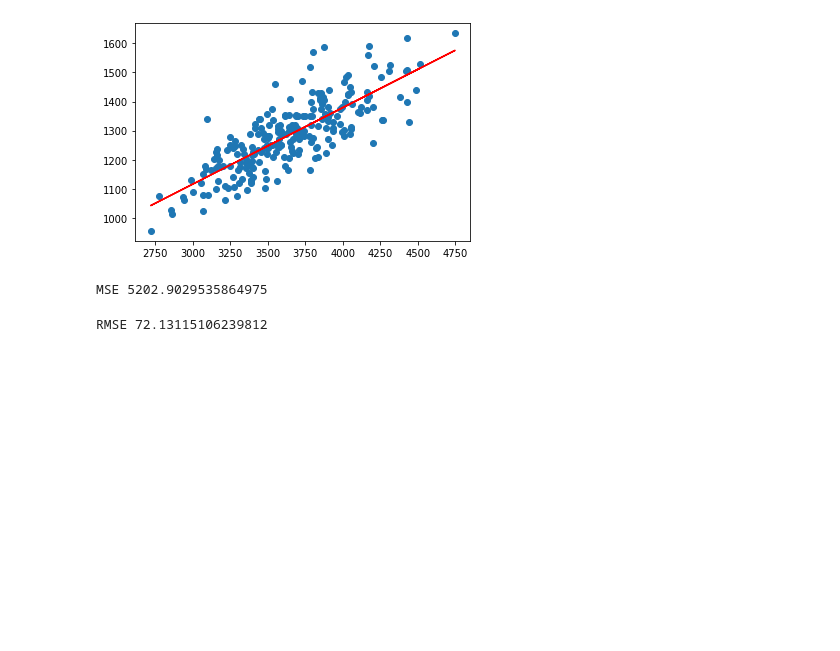
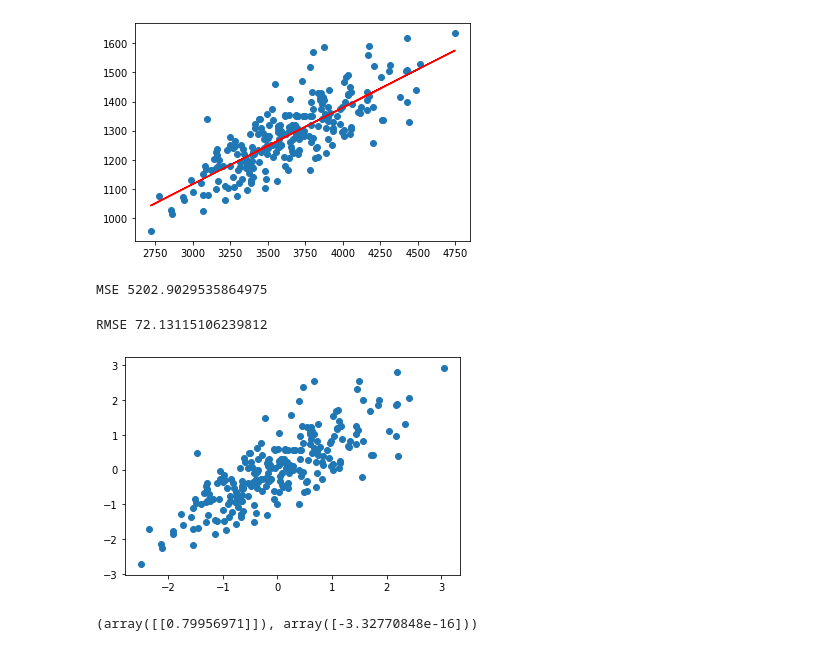
Before and after one commit to brainmentorspvtltd/OnlineFDP_IIITM_MachineLearning, a Jupyter notebook: SimpleLinearRegressionPython.ipynb, the cells around one changed output. Drawn from its saved outputs; the diff is of its cells as text; code cells hidden in the pictures; blank space fills up the shorter version.

```diff
--- a/SimpleLinearRegressionPython.ipynb
+++ b/SimpleLinearRegressionPython.ipynb
@@ -92,0 +95,13 @@ RMSE 72.13115106239812
+# %%
+scaler = StandardScaler()
+# %%
+X = X.reshape((-1,1))
+y = y.reshape((-1,1))
+# %%
+new_x = scaler.fit_transform(X)
+new_y = scaler.fit_transform(y)
+# %%
+plt.scatter(new_x, new_y)
+plt.show()
+# %% [output]
+[figure, added]
@@ -92,0 +125,4 @@ RMSE 72.13115106239812
+# %%
+new_slope, new_inter
+# %% [output]
+(array([[0.79956971]]), array([-3.32770848e-16]))
```
Also changed, not shown: parts of 6 cells of this notebook, 3 other files.
